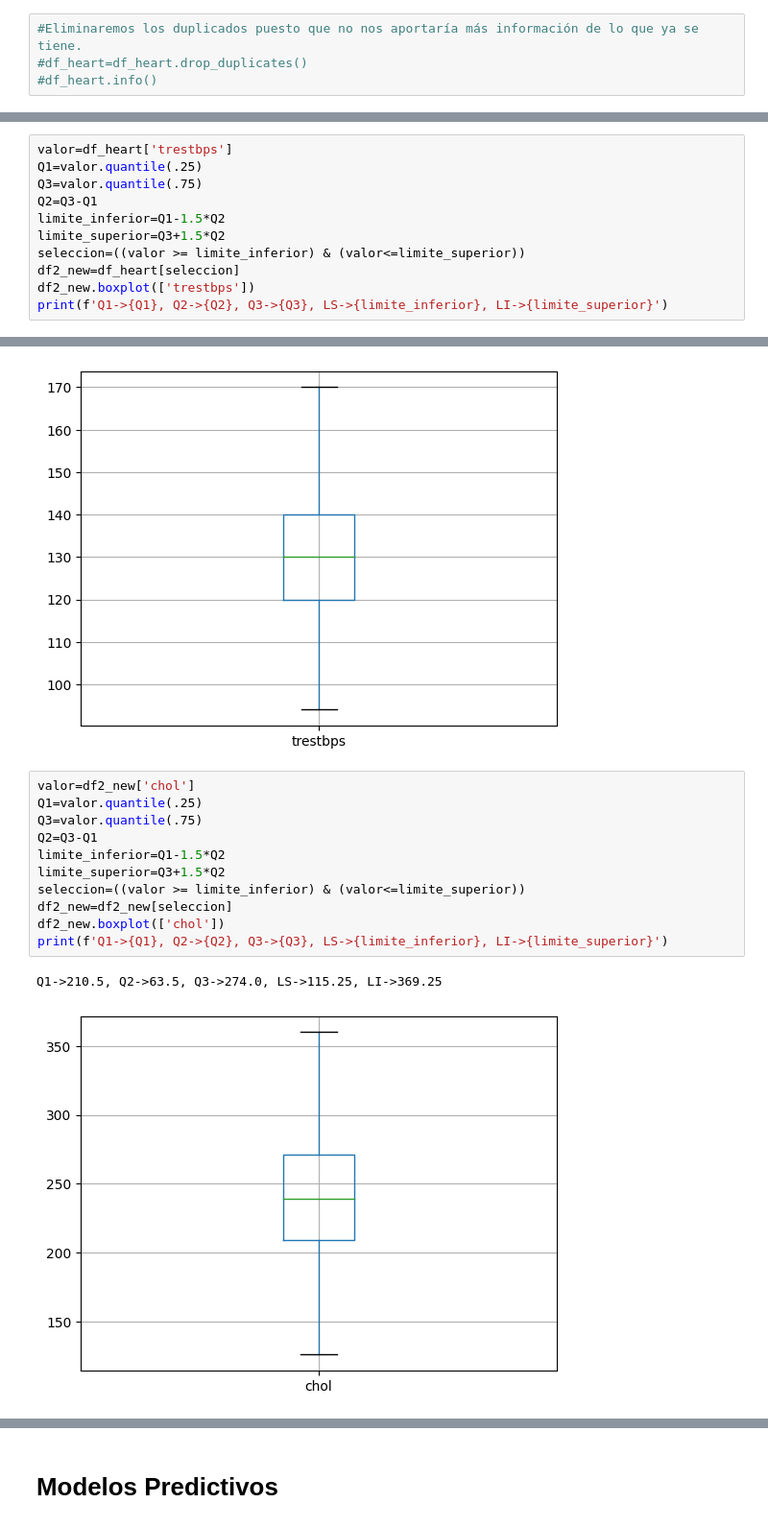
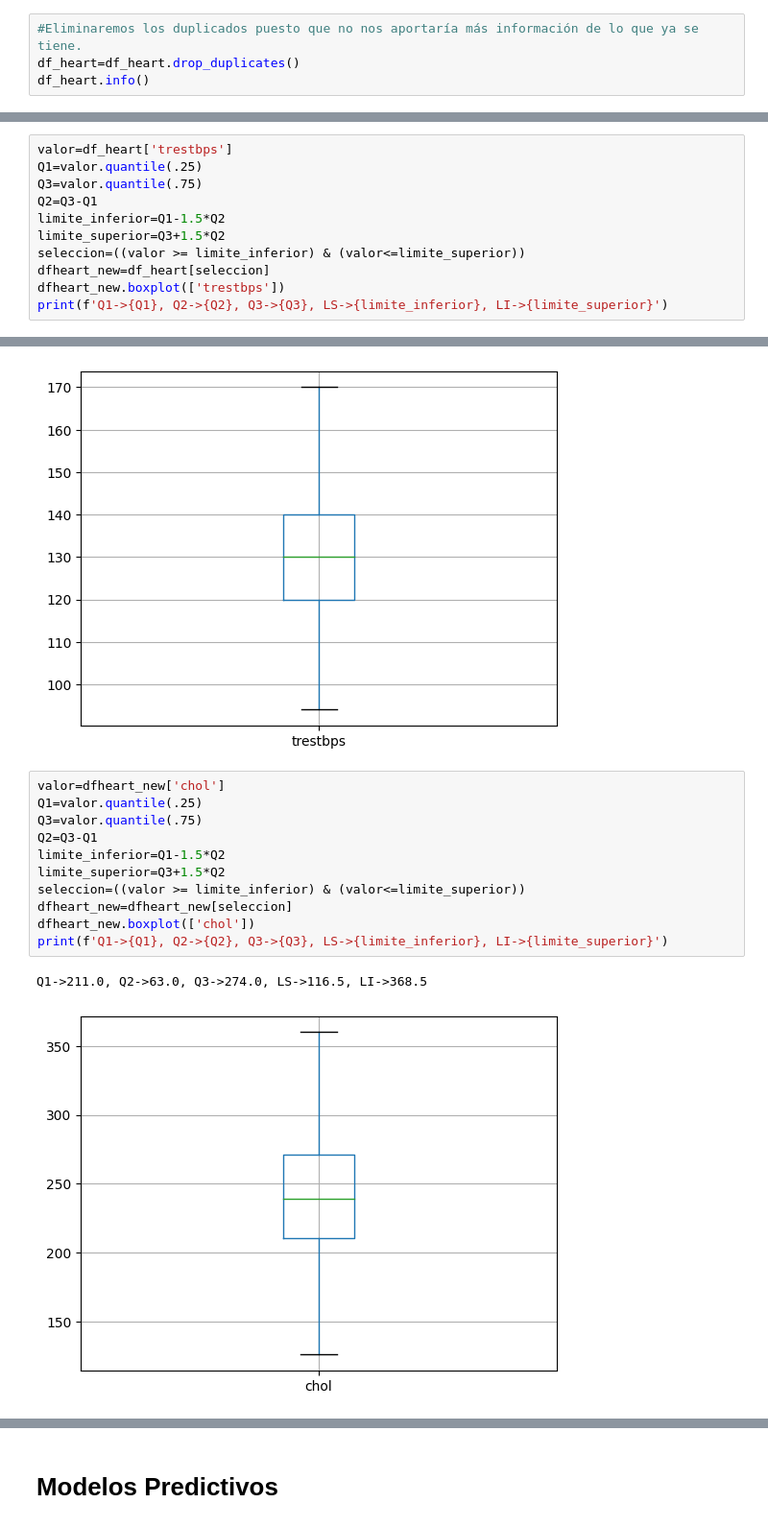
Before and after one commit to ClauRozasG/Modelo-predictivo-enfermedades-cardiacas, a Jupyter notebook: Enfermedades_cardiacas.ipynb, the cells around one changed output, grey strips where cells are left out. Shown at 96% size. Saved outputs shown, nothing was run; the diff lists cells and outputs as text.

```diff
--- a/Enfermedades_cardiacas.ipynb
+++ b/Enfermedades_cardiacas.ipynb
@@ -50,8 +52,8 @@ dtypes: float64(1), int64(13)
 memory usage: 112.2 KB
 # %%
 #Eliminaremos los duplicados puesto que no nos aportaría más información de lo que ya se tiene.
-#df_heart=df_heart.drop_duplicates()
-#df_heart.info()
+df_heart=df_heart.drop_duplicates()
+df_heart.info()
 # %% [output]
 <class 'pandas.core.frame.DataFrame'>
 Int64Index: 302 entries, 0 to 878
@@ -148,24 +143,24 @@ Q2=Q3-Q1
 limite_inferior=Q1-1.5*Q2
 limite_superior=Q3+1.5*Q2
 seleccion=((valor >= limite_inferior) & (valor<=limite_superior))
-df2_new=df_heart[seleccion]
-df2_new.boxplot(['trestbps'])
+dfheart_new=df_heart[seleccion]
+dfheart_new.boxplot(['trestbps'])
 print(f'Q1->{Q1}, Q2->{Q2}, Q3->{Q3}, LS->{limite_inferior}, LI->{limite_superior}')
 # %% [output]
 Q1->120.0, Q2->20.0, Q3->140.0, LS->90.0, LI->170.0
 [figure]
 # %%
-valor=df2_new['chol']
+valor=dfheart_new['chol']
 Q1=valor.quantile(.25)
 Q3=valor.quantile(.75)
 Q2=Q3-Q1
 limite_inferior=Q1-1.5*Q2
 limite_superior=Q3+1.5*Q2
 seleccion=((valor >= limite_inferior) & (valor<=limite_superior))
-df2_new=df2_new[seleccion]
-df2_new.boxplot(['chol'])
+dfheart_new=dfheart_new[seleccion]
+dfheart_new.boxplot(['chol'])
 print(f'Q1->{Q1}, Q2->{Q2}, Q3->{Q3}, LS->{limite_inferior}, LI->{limite_superior}')
 # %% [output]
-Q1->210.5, Q2->63.5, Q3->274.0, LS->115.25, LI->369.25
+Q1->211.0, Q2->63.0, Q3->274.0, LS->116.5, LI->368.5
-[figure, old version]
+[figure, new version]
 # %%
```
Also changed, not shown: parts of 30 cells of this notebook.
